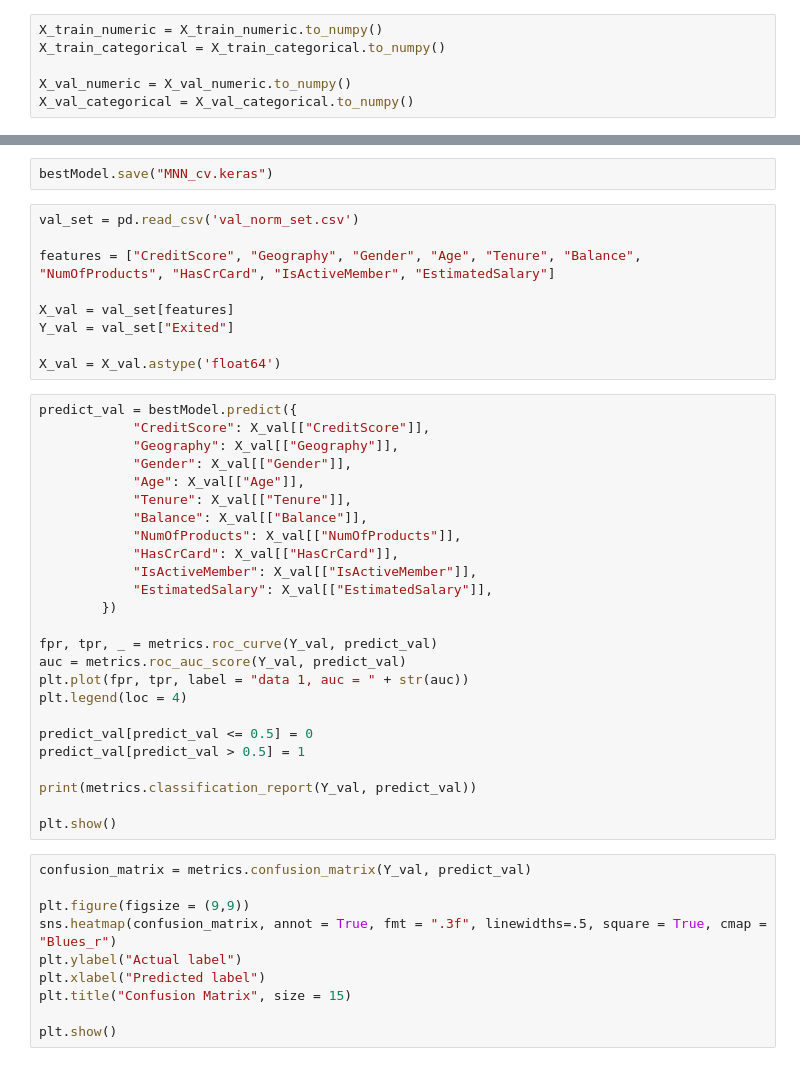
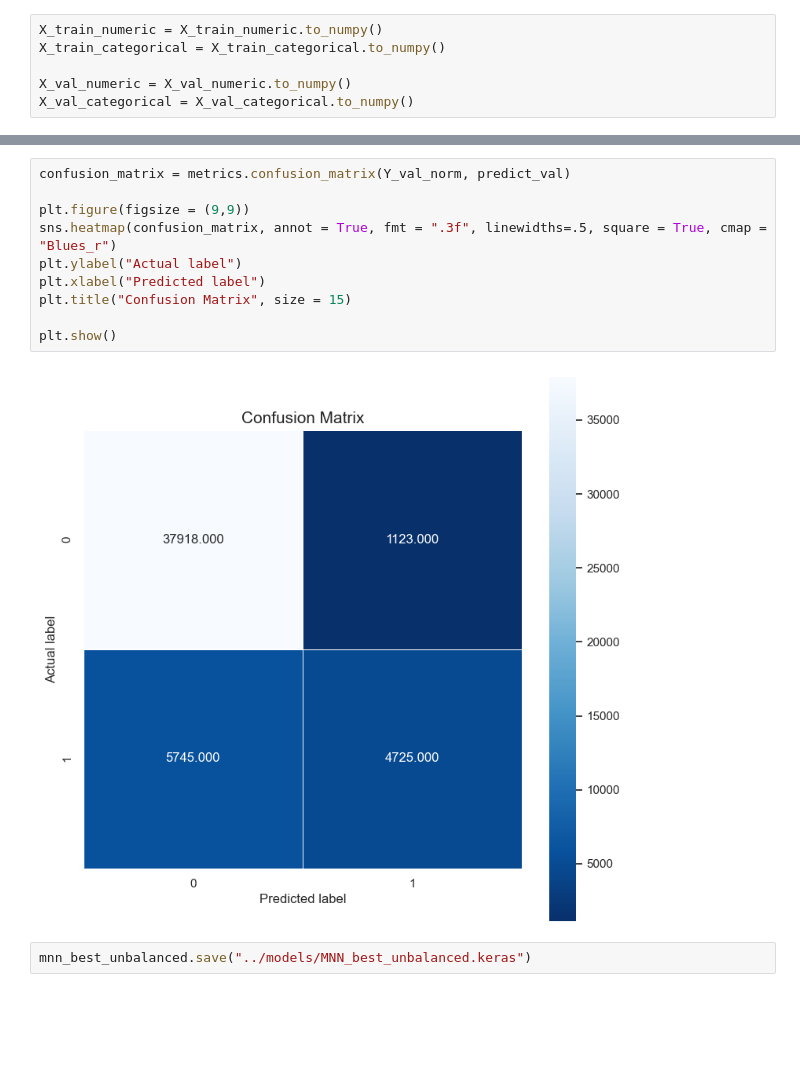
Before and after one commit to ihsiukaoBerkeley/FIT-IT, a Jupyter notebook: src/MNN_norm_param.ipynb, the cells around one changed output, grey strips where cells are left out. Saved outputs shown, nothing was run; the diff lists cells and outputs as text; blank space fills up the shorter version.

```diff
--- a/src/MNN_norm_param.ipynb
+++ b/src/MNN_norm_param.ipynb
@@ -250,46 +433,14 @@ Epochs: 10, Batch Size: 32, Layers: [64, 32], Activation: relu, Optimizer: Adam,
+# %%
+confusion_matrix = metrics.confusion_matrix(Y_val_norm, predict_val)
+
+plt.figure(figsize = (9,9))
+sns.heatmap(confusion_matrix, annot = True, fmt = ".3f", linewidths=.5, square = True, cmap = "Blues_r")
+plt.ylabel("Actual label")
+plt.xlabel("Predicted label")
+plt.title("Confusion Matrix", size = 15)
+
+plt.show()
+# %% [output]
+[figure, added]
 # %%
-bestModel.save("MNN_cv.keras")
+mnn_best_unbalanced.save("../models/MNN_best_unbalanced.keras")
-# %%
-val_set = pd.read_csv('val_norm_set.csv')
-
-features = ["CreditScore", "Geography", "Gender", "Age", "Tenure", "Balance", "NumOfProducts", "HasCrCard", "IsActiveMember", "EstimatedSalary"]
-
-X_val = val_set[features]
-Y_val = val_set["Exited"]
-
-X_val = X_val.astype('float64')
-# %%
-predict_val = bestModel.predict({
-            "CreditScore": X_val[["CreditScore"]],
-            "Geography": X_val[["Geography"]],
-            "Gender": X_val[["Gender"]],
-            "Age": X_val[["Age"]],
-            "Tenure": X_val[["Tenure"]],
-            "Balance": X_val[["Balance"]],
-            "NumOfProducts": X_val[["NumOfProducts"]],
-            "HasCrCard": X_val[["HasCrCard"]],
-            "IsActiveMember": X_val[["IsActiveMember"]],
-            "EstimatedSalary": X_val[["EstimatedSalary"]],
-        })
-
-fpr, tpr, _ = metrics.roc_curve(Y_val, predict_val)
-auc = metrics.roc_auc_score(Y_val, predict_val)
-plt.plot(fpr, tpr, label = "data 1, auc = " + str(auc))
-plt.legend(loc = 4)
-
-predict_val[predict_val <= 0.5] = 0
-predict_val[predict_val > 0.5] = 1
-
-print(metrics.classification_report(Y_val, predict_val))
-
-plt.show()
-# %%
-confusion_matrix = metrics.confusion_matrix(Y_val, predict_val)
-
-plt.figure(figsize = (9,9))
-sns.heatmap(confusion_matrix, annot = True, fmt = ".3f", linewidths=.5, square = True, cmap = "Blues_r")
-plt.ylabel("Actual label")
-plt.xlabel("Predicted label")
-plt.title("Confusion Matrix", size = 15)
-
-plt.show()
```
Also changed, not shown: parts of 18 cells of this notebook, 2 other files.
